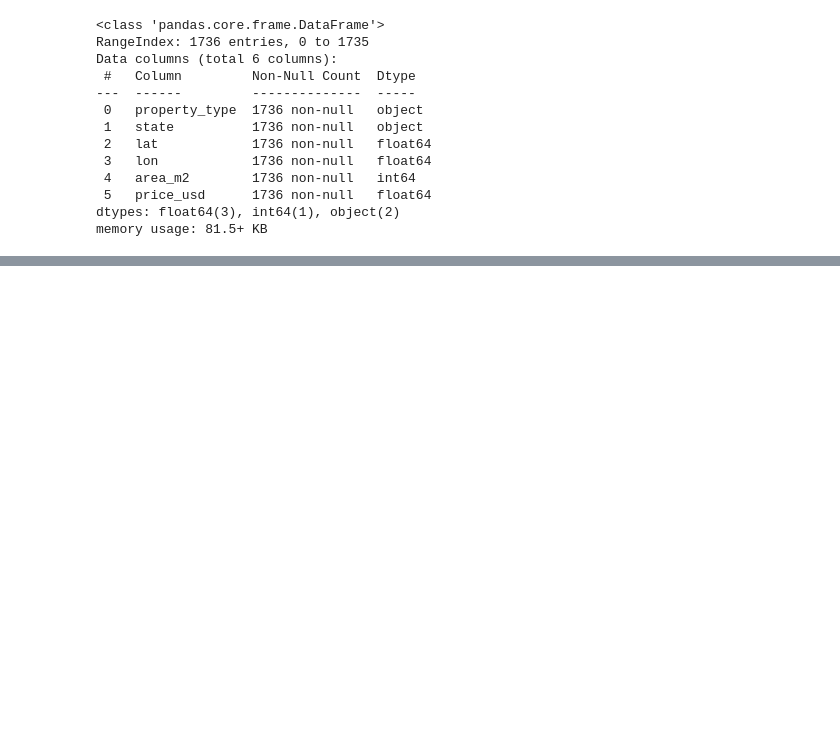
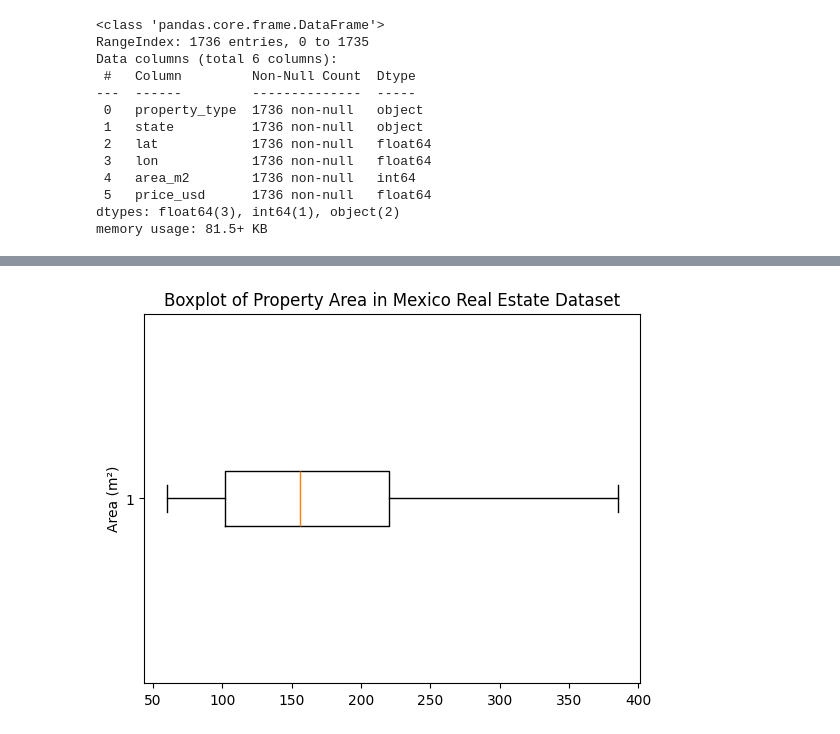
Before and after one commit to HiNacho/linear_regression, a Jupyter notebook: mexico_real_estate/mexico.ipynb, the cells around one changed output, grey strips where cells are left out. Saved outputs shown, nothing was run; the diff lists cells and outputs as text; code cells hidden in the pictures; blank space fills up the shorter version.

```diff
--- a/mexico_real_estate/mexico.ipynb
+++ b/mexico_real_estate/mexico.ipynb
@@ -80,0 +119,7 @@ ValueError: Value of 'hover_name' is not the name of a column in 'data_frame'. E
+# %%
+plt.boxplot(df["area_m2"], vert=False)
+plt.ylabel("Area (m²)")
+plt.title("Boxplot of Property Area in Mexico Real Estate Dataset")
+plt.show()
+# %% [output]
+[figure, added]
```
Also changed, not shown: parts of 6 cells of this notebook, 2 other files.
